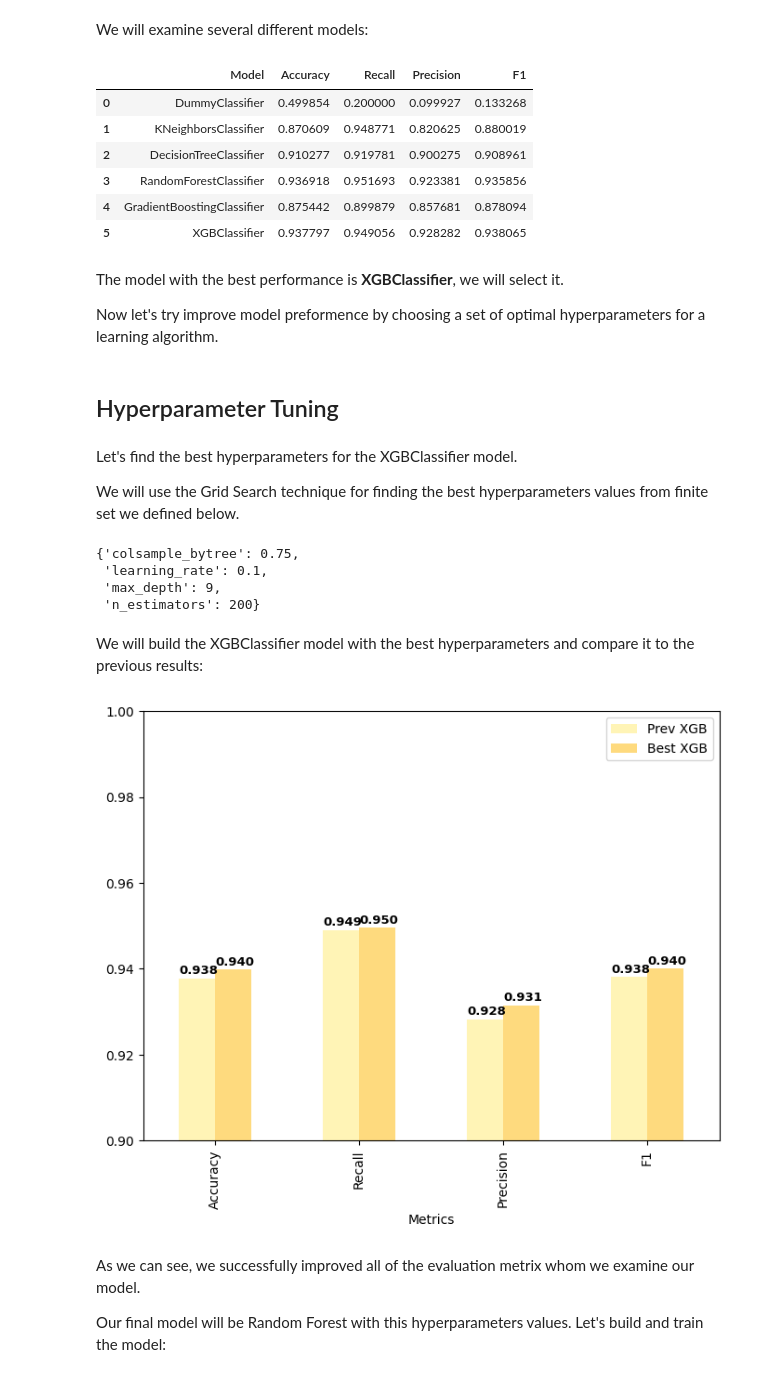
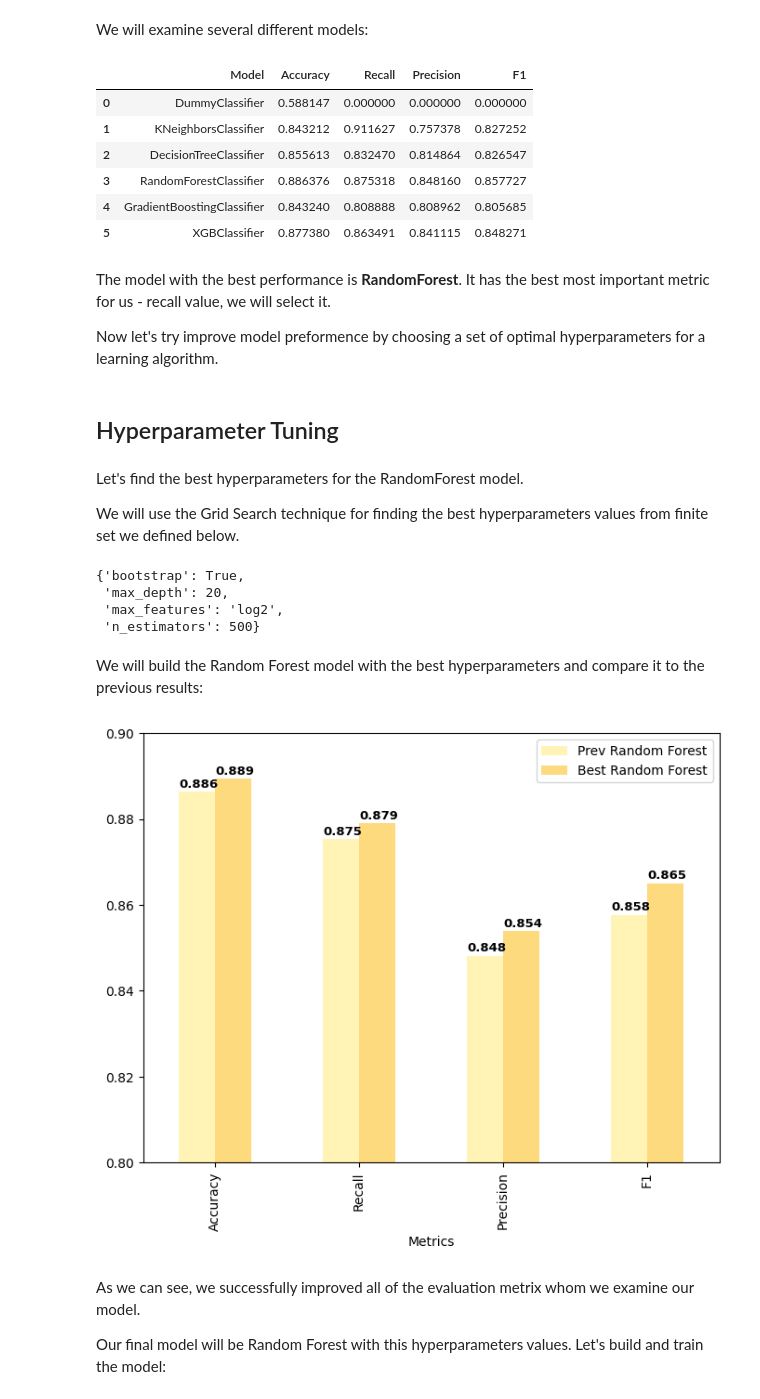
Before and after one commit to ori-frenkel/stroke-prediction, a Jupyter notebook: stroke-prediction.ipynb, the cells around one changed output. Saved outputs shown, nothing was run; the diff lists cells and outputs as text; code cells hidden in the pictures.

Commit message:
improve recall

```diff
--- a/stroke-prediction.ipynb
+++ b/stroke-prediction.ipynb
@@ -420,7 +423,7 @@ stroke_data.head()
 ## Split to Train & Test
 # %%
 # split our data to train and test groups
-X_train, X_test, y_train, y_test = train_test_split(stroke_data, target, test_size=0.3, random_state=42)
+X_train, X_test, y_train, y_test = train_test_split(stroke_data, target, test_size=0.25, random_state=42)
 # %% [markdown]
 ## Data Balancing
 # %% [markdown]
@@ -428,9 +431,13 @@ In order to fix this problem, we have to generate more samples of stroke records
 # %%
 # the data is not balance
 print(Counter(y_train))
+
 # balance the data - generate more stroke sampels
-sm = SMOTE()
-X_train, y_train = sm.fit_resample(X_train, y_train)
+over = SMOTE(sampling_strategy=0.3)
+under = RandomUnderSampler(sampling_strategy=0.7)
+pipeline = Pipeline([('over', over), ('under', under)])
+X_train, y_train = pipeline.fit_resample(X_train, y_train)
+
 # now the data is balance
 print(Counter(y_train))
 # %% [output]
@@ -466,63 +473,63 @@ models_performence = pd.DataFrame({'Model': models_names, 'Accuracy': accuracy,
 models_performence.style.background_gradient(cmap=sns.color_palette("YlOrBr", as_cmap=True), high=1)
 # %% [output]
 |  | Model | Accuracy | Recall | Precision | F1 |
-| 0 | DummyClassifier | 0.499854 | 0.200000 | 0.099927 | 0.133268 |
-| 1 | KNeighborsClassifier | 0.870609 | 0.948771 | 0.820625 | 0.880019 |
-| 2 | DecisionTreeClassifier | 0.910277 | 0.919781 | 0.900275 | 0.908961 |
-| 3 | RandomForestClassifier | 0.936918 | 0.951693 | 0.923381 | 0.935856 |
-| 4 | GradientBoostingClassifier | 0.875442 | 0.899879 | 0.857681 | 0.878094 |
-| 5 | XGBClassifier | 0.937797 | 0.949056 | 0.928282 | 0.938065 |
+| 0 | DummyClassifier | 0.588147 | 0.000000 | 0.000000 | 0.000000 |
+| 1 | KNeighborsClassifier | 0.843212 | 0.911627 | 0.757378 | 0.827252 |
+| 2 | DecisionTreeClassifier | 0.855613 | 0.832470 | 0.814864 | 0.826547 |
+| 3 | RandomForestClassifier | 0.886376 | 0.875318 | 0.848160 | 0.857727 |
+| 4 | GradientBoostingClassifier | 0.843240 | 0.808888 | 0.808962 | 0.805685 |
+| 5 | XGBClassifier | 0.877380 | 0.863491 | 0.841115 | 0.848271 |
 # %% [markdown]
-The model with the best performance is **XGBClassifier**, we will select it.
+The model with the best performance is **RandomForest**. It has the best most important metric for us - recall value, we will select it.
 
 Now let's try improve model preformence by choosing a set of optimal hyperparameters for a learning algorithm.
 # %% [markdown]
 ## Hyperparameter Tuning
 # %% [markdown]
-Let's find the best hyperparameters for the XGBClassifier model.
+Let's find the best hyperparameters for the RandomForest model.
 
 We will use the Grid Search technique for finding the best hyperparameters values from finite set we defined below.
 # %%
-xgb = XGBClassifier(eval_metric='mlogloss')
+random_forest = RandomForestClassifier()
 hyperparameter_values = {'n_estimators': [100, 200, 300],
-                          'learning_rate': [0.1, 0.2, 0.3],
-                          'max_depth': [3, 6, 9],
-                          'colsample_bytree': [0.5, 0.75, 1]
-                         }
+                          'max_depth': [10, 20, None],
+                          'max_features': ['sqrt', 'log2', None],
+                          'bootstrap': [True, False]
+                        }
 
-kfold_5 = KFold(n_splits=5, shuffle=True)
-clf = GridSearchCV(xgb, param_grid=hyperparameter_values, cv=kfold_5, scoring=make_scorer(f1_score))
+kfold_3 = KFold(n_splits=3, shuffle=True)
+clf = GridSearchCV(random_forest, param_grid=hyperparameter_values, cv=kfold_3, scoring=make_scorer(recall_score))
 
 # Fit the grid search to the data
 clf.fit(X_train, y_train)
-xgb_best_params = clf.best_params_
+random_forest_best_params = clf.best_params_
 
-xgb_best_params
+random_forest_best_params
 # %% [output]
-{'colsample_bytree': 0.75,
- 'learning_rate': 0.1,
- 'max_depth': 9,
- 'n_estimators': 200}
+{'bootstrap': True,
+ 'max_depth': 20,
+ 'max_features': 'log2',
+ 'n_estimators': 500}
 # %% [markdown]
-We will build the XGBClassifier model with the best hyperparameters and compare it to the previous results:
+We will build the Random Forest model with the best hyperparameters and compare it to the previous results:
 # %%
-xgb = XGBClassifier(eval_metric='mlogloss', **xgb_best_params)
+random_forest = RandomForestClassifier(**random_forest_best_params)
 
-accuracy_value, recall_value, precision_value, f1_value = model_score(xgb, X_train, y_train)
+accuracy_value, recall_value, precision_value, f1_value = model_score(random_forest, X_train, y_train)
 best_scoring = [accuracy_value, recall_value, precision_value, f1_value]
-prev_scoring = [accuracy[5], recall[5], precision[5], f1[5]]
+prev_scoring = [accuracy[3], recall[3], precision[3], f1[3]]
 metrics = ['Accuracy', 'Recall', 'Precision', 'F1']
 
-models_performence = pd.DataFrame({'Metrics': metrics, 'Prev XGB': prev_scoring, 'Best XGB': best_scoring})
+models_performence = pd.DataFrame({'Metrics': metrics, 'Prev Random Forest': prev_scoring, 'Best Random Forest': best_scoring})
 # %%
-ax = models_performence.plot(kind="bar", x='Metrics', y=['Prev XGB', 'Best XGB'],
+ax = models_performence.plot(kind="bar", x='Metrics', y=['Prev Random Forest', 'Best Random Forest'],
                             color=sns.color_palette("YlOrBr"), figsize = (8, 6))
-ax.set(ylim=[0.9, 1])
+ax.set(ylim=[0.8, 0.9])
 for p in ax.patches:
     b = p.get_bbox()
     ax.annotate("{:.3f}".format(b.y1 + b.y0), (b.x0, b.y1+0.001), fontsize=9.5, weight='bold')
 # %% [output]
-[figure, old version]
+[figure, new version]
 # %% [markdown]
 As we can see, we successfully improved all of the evaluation metrix whom we examine our model.
 
```
Also changed, not shown: parts of 9 cells of this notebook.
